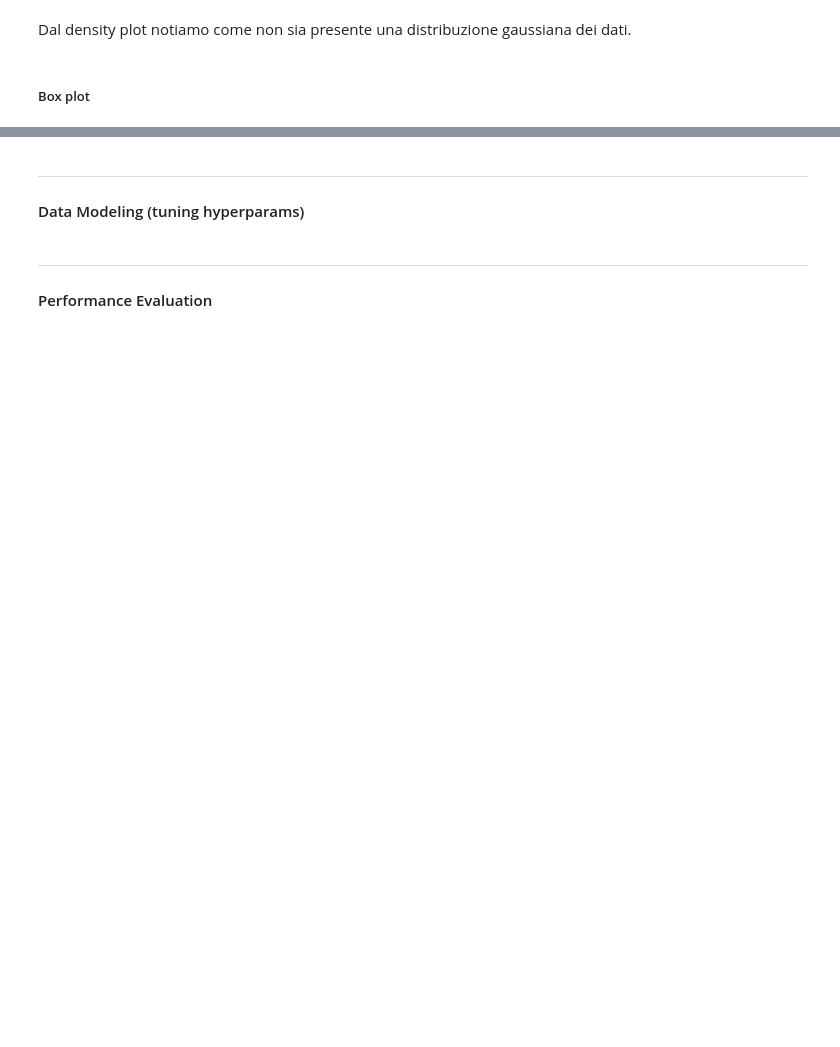
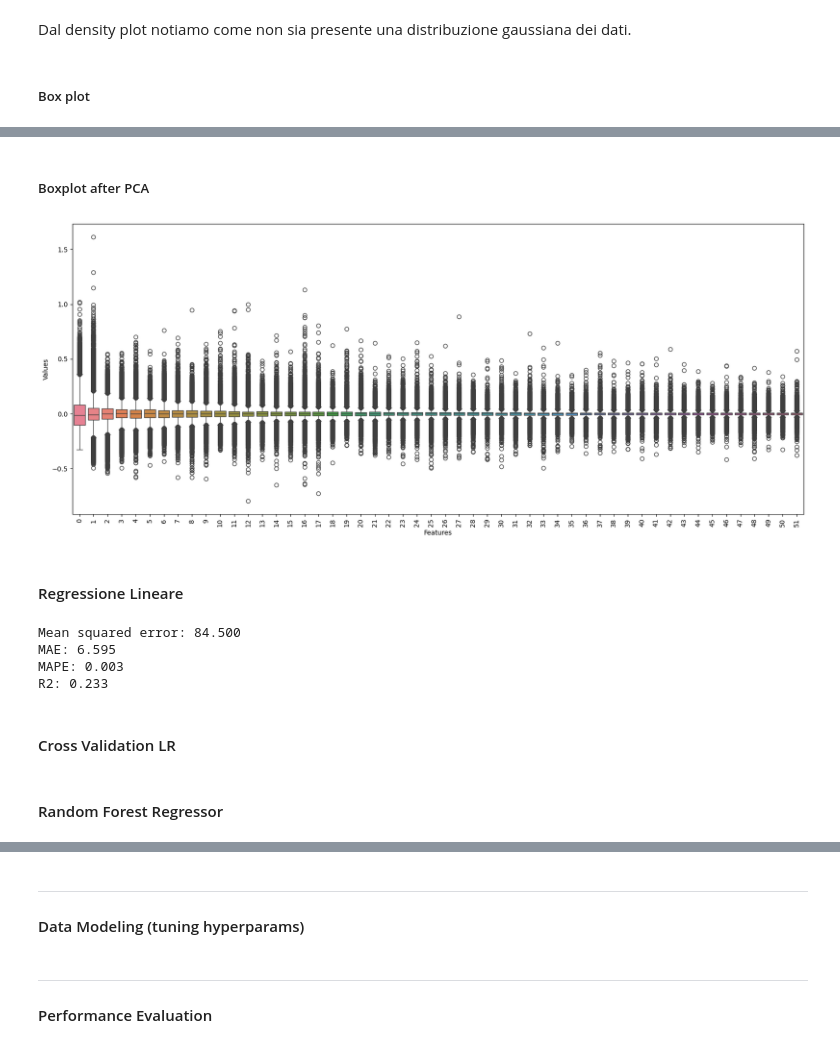
Before and after one commit to gabM27/audio-track-year-recognizer, a Jupyter notebook: TrainingModule/main.ipynb, the cells around one changed output, grey strips where cells are left out. Cells and saved outputs as stored; diff of their text form; code cells hidden in the pictures; blank space fills up the shorter version.

```diff
--- a/TrainingModule/main.ipynb
+++ b/TrainingModule/main.ipynb
@@ -344,0 +697,11 @@ Valutare **Normalizzazione**: vedeondo la distribuzione non gaussiana, opterei p
+# %%
+# Inizializzare l'oggetto PCA
+pca = decomposition.PCA(n_components=52)
+X_decomposed = pca.fit_transform(X_scaled)
+#pca.get_feature_names_out(X_scaled_df.columns)
+
+# Ottieni i vettori delle componenti principali
+components = pca.components_
+
+#validation data after PCA
+X_val_decomposed = pca.transform(X_val_scaled)
@@ -344,0 +726,54 @@ Valutare **Normalizzazione**: vedeondo la distribuzione non gaussiana, opterei p
+# %% [markdown]
+##### Boxplot after PCA
+# %%
+# Box plot
+plt.figure(figsize=(20, 8))
+sns.boxplot(data=X_decomposed, orient='v')  # orient='v' indica un boxplot verticale
+
+# Aggiunta di etichette all'asse x
+plt.xticks(rotation=90)  # Puoi regolare l'angolo di inclinazione delle etichette per una migliore leggibilità
+
+# Titoli e etichette degli assi
+plt.xlabel('Features')
+plt.ylabel('Values')
+
+# Visualizzazione del boxplot
+plt.show()
+# %% [output]
+[figure, added]
+# %% [markdown]
+#### Regressione Lineare
+# %%
+##MinMaxScaling(), MSE: 84.500
+
+regr = LinearRegression()
+
+# Train the model using the training sets
+regr.fit(X_scaled, y_train)
+
+#file = open("Lregression.save","wb")
+#pickle.dump(regr, file)
+#file.close()
+
+# Make predictions using the testing set
+y_predictions = regr.predict(X_val_scaled)
+#MSE
+mse = mean_squared_error(y_val, y_predictions)
+#MAE
+mae = mean_absolute_error(y_val, y_predictions)
+#MAPE
+mape = mean_absolute_percentage_error(y_val, y_predictions)
+#R2
+r2 = r2_score(y_val, y_predictions)
+
+print("Mean squared error: %.3f" % mse)
+print("MAE: %.3f" % mae)
+print("MAPE: %.3f" % mape)
+print("R2: %.3f" % r2)
+# %% [output]
+Mean squared error: 84.500
+MAE: 6.595
+MAPE: 0.003
+R2: 0.233
+# %% [markdown]
+#### Cross Validation LR
@@ -344,0 +791,2 @@ Valutare **Normalizzazione**: vedeondo la distribuzione non gaussiana, opterei p
+# %% [markdown]
+#### Random Forest Regressor
```
Also changed, not shown: parts of 89 cells of this notebook.
